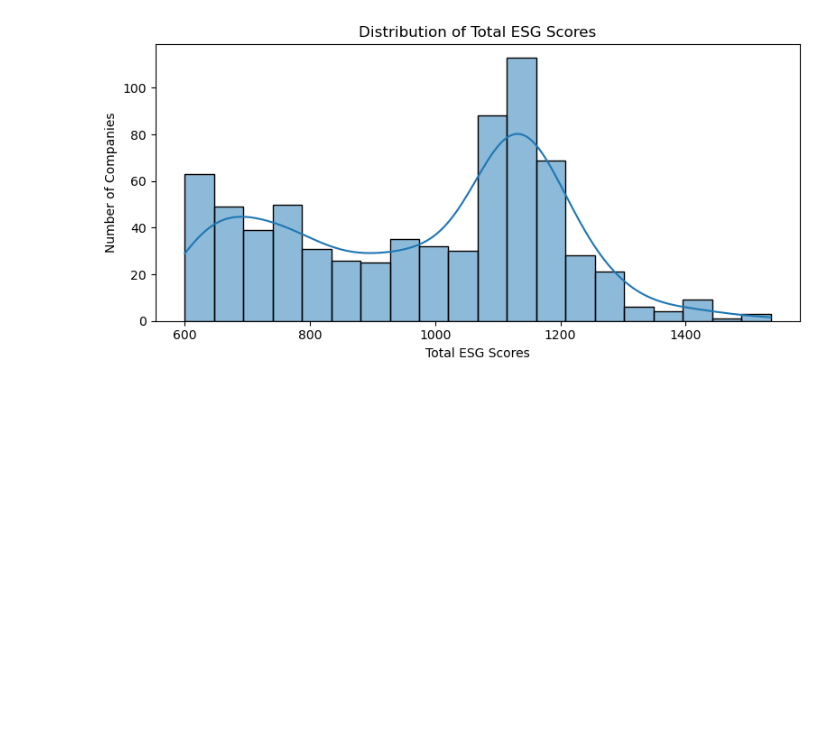
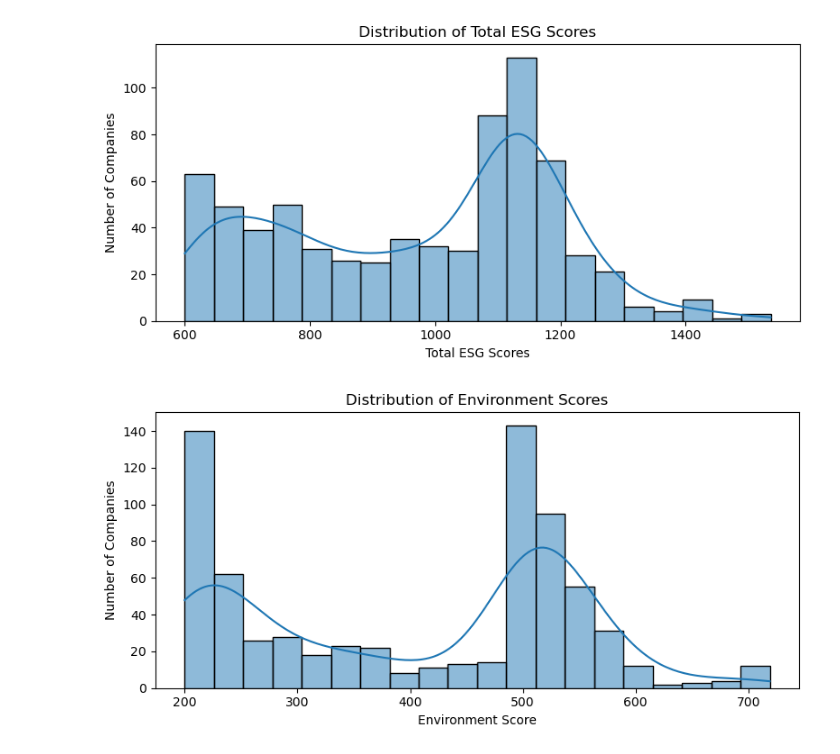
Before and after one commit to Bshaia/data-analysis-portfolio, a Jupyter notebook: corporate-greenwashing/notebooks/01_data_exploration.ipynb, the cells around one changed output. Cells and saved outputs as stored; diff of their text form; code cells hidden in the pictures; blank space fills up the shorter version.

Commit message:
Added and saved environment score distribution plot

```diff
--- a/corporate-greenwashing/notebooks/01_data_exploration.ipynb
+++ b/corporate-greenwashing/notebooks/01_data_exploration.ipynb
@@ -91,3 +91,23 @@ plt.savefig('../visuals/total_score_distributions.png', dpi=300)
 plt.show()
 # %% [output]
 [figure]
+# %%
+import os
+import matplotlib.pyplot as plt
+import seaborn as sns
+
+
+plt.figure(figsize=(8, 4))
+
+sns.histplot(df['environment_score'], bins=20, kde=True)
+
+plt.title('Distribution of Environment Scores')
+plt.xlabel('Environment Score')
+plt.ylabel('Number of Companies')
+
+plt.savefig('../visuals/enviroment_score_distribution.png', dpi=300)
+
+plt.tight_layout()
+plt.show()
+# %% [output]
+[figure, added]
```
Also changed, not shown: 1 other file.
